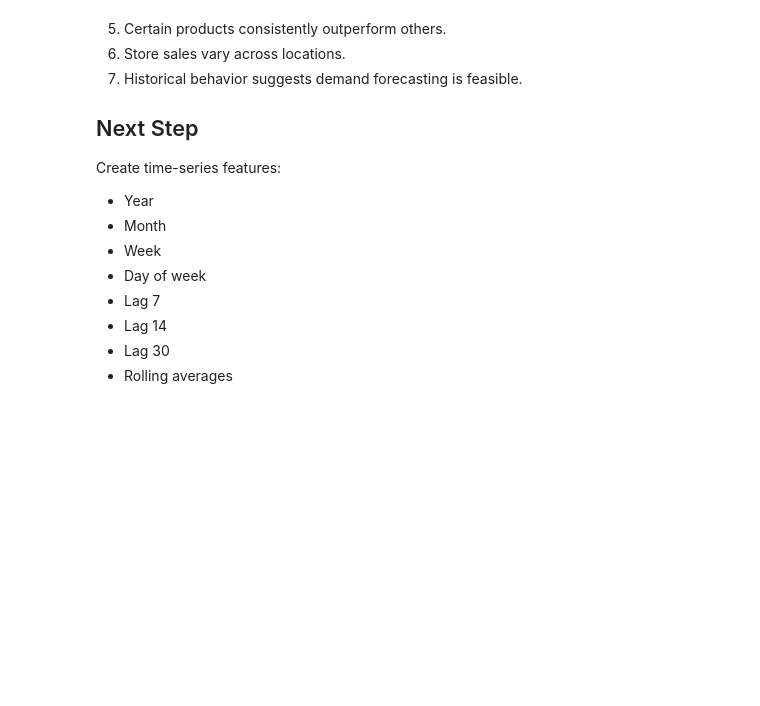
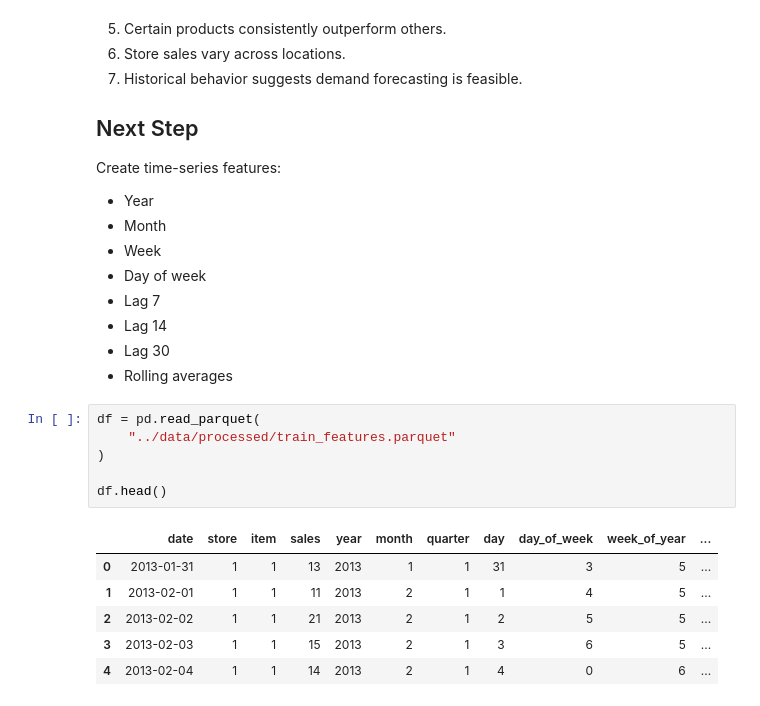
Before and after one commit to gtkk98/inventory-demand-forecasting, a Jupyter notebook: notebooks/01_eda.ipynb, the cells around one changed output. Drawn from its saved outputs; the diff is of its cells as text; blank space fills up the shorter version.

```diff
--- a/notebooks/01_eda.ipynb
+++ b/notebooks/01_eda.ipynb
@@ -289,3 +289,16 @@ Create time-series features:
 - Lag 14
 - Lag 30
 - Rolling averages
+# %%
+df = pd.read_parquet(
+    "../data/processed/train_features.parquet"
+)
+
+df.head()
+# %% [output]
+|  | date | store | item | sales | year | month | quarter | day | day_of_week | week_of_year | ... |
+| 0 | 2013-01-31 | 1 | 1 | 13 | 2013 | 1 | 1 | 31 | 3 | 5 | ... |
+| 1 | 2013-02-01 | 1 | 1 | 11 | 2013 | 2 | 1 | 1 | 4 | 5 | ... |
+| 2 | 2013-02-02 | 1 | 1 | 21 | 2013 | 2 | 1 | 2 | 5 | 5 | ... |
+| 3 | 2013-02-03 | 1 | 1 | 15 | 2013 | 2 | 1 | 3 | 6 | 5 | ... |
+| 4 | 2013-02-04 | 1 | 1 | 14 | 2013 | 2 | 1 | 4 | 0 | 6 | ... |
```
Also changed, not shown: 4 other files.
